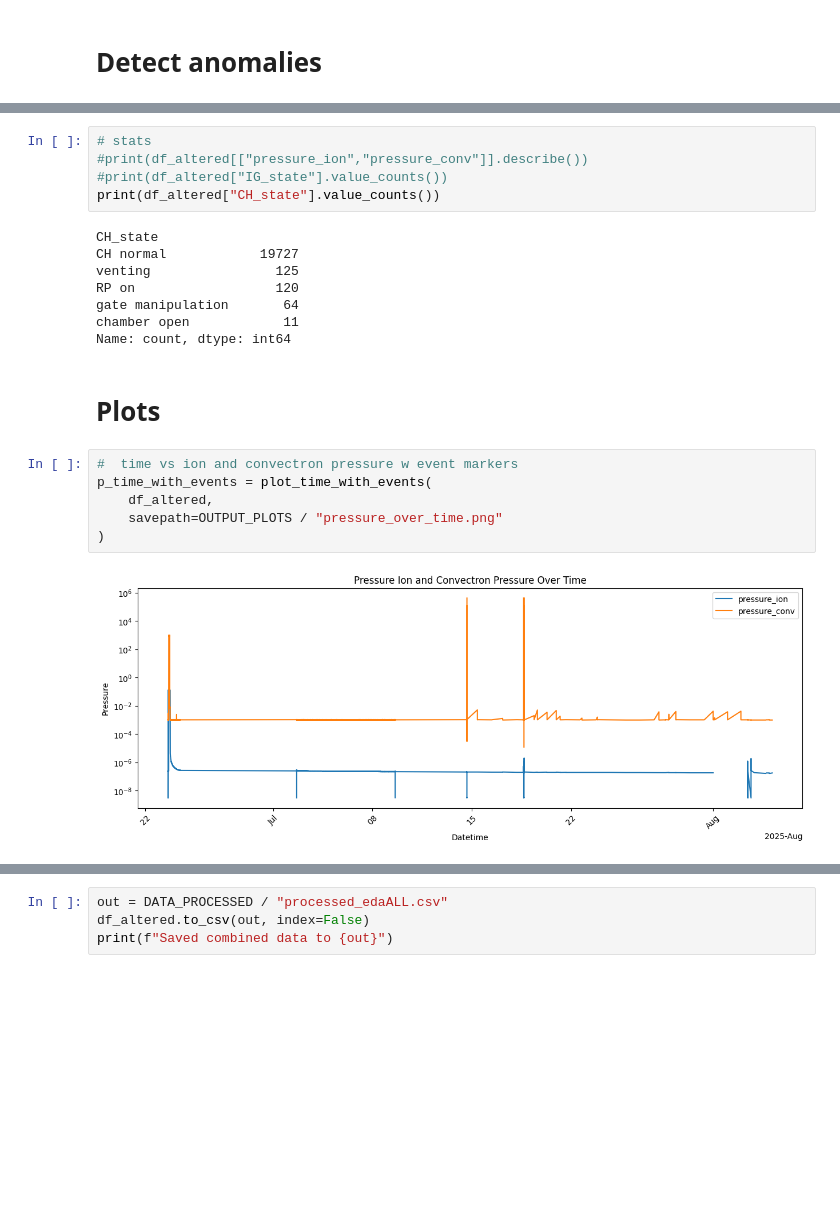
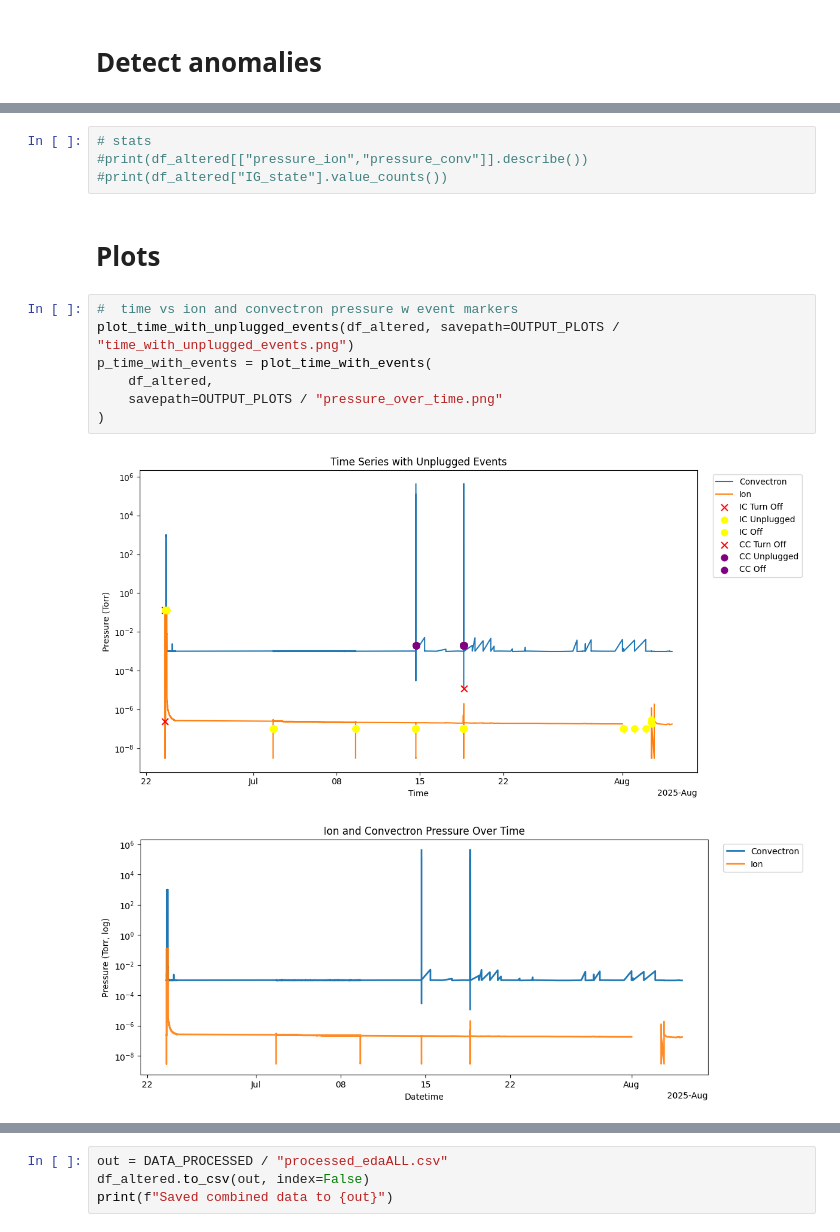
Before and after one commit to CCEW/vacuum_diagnostics, a Jupyter notebook: notebooks/02_edaALL.ipynb, the cells around one changed output, grey strips where cells are left out. Saved outputs shown, nothing was run; the diff lists cells and outputs as text; blank space fills up the shorter version.

```diff
--- a/notebooks/02_edaALL.ipynb
+++ b/notebooks/02_edaALL.ipynb
@@ -171,22 +99,15 @@ df_anomalies.head()
 # stats
 #print(df_altered[["pressure_ion","pressure_conv"]].describe())
 #print(df_altered["IG_state"].value_counts())
-print(df_altered["CH_state"].value_counts())
-# %% [output]
-CH_state
-CH normal            19727
-venting                125
-RP on                  120
-gate manipulation       64
-chamber open            11
-Name: count, dtype: int64
 # %% [markdown]
 # Plots
 # %%
 #  time vs ion and convectron pressure w event markers
+plot_time_with_unplugged_events(df_altered, savepath=OUTPUT_PLOTS / "time_with_unplugged_events.png")
 p_time_with_events = plot_time_with_events(
     df_altered,
     savepath=OUTPUT_PLOTS / "pressure_over_time.png"
 )
 # %% [output]
-[figure, old version]
+[figure, new version]
+[figure, added]
```
Also changed, not shown: parts of 11 cells of this notebook.
